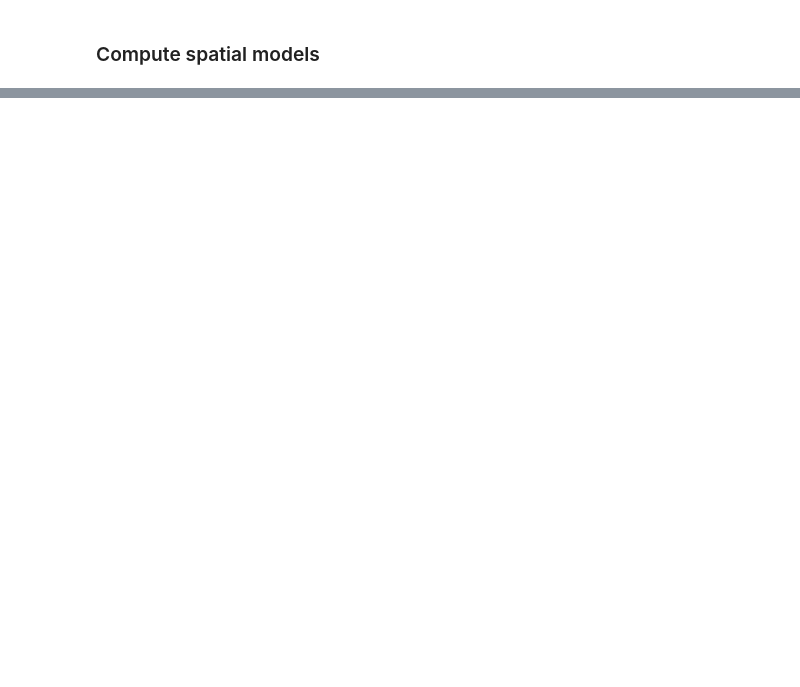
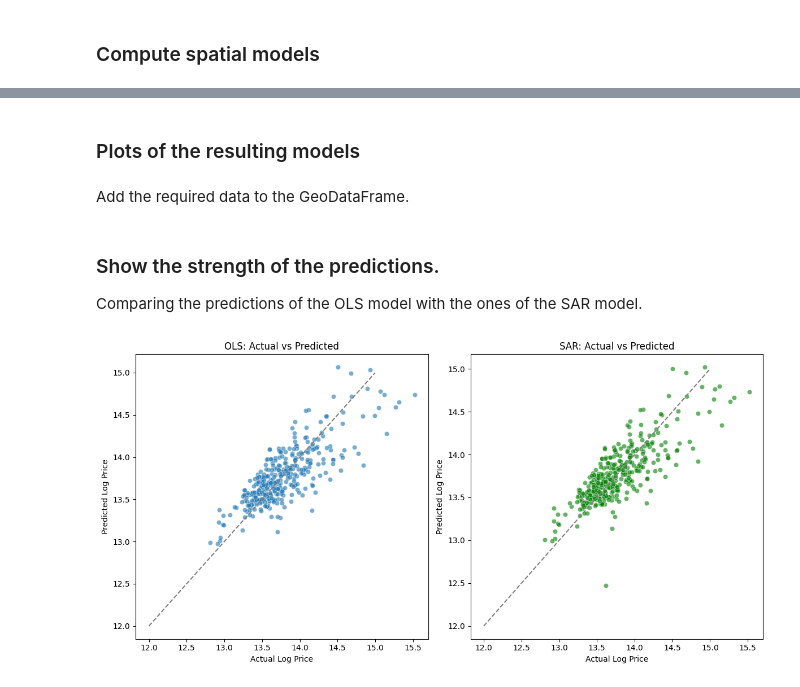
Before and after one commit to andreleo02/geospatial-analysis-project, a Jupyter notebook: analysis.ipynb, the cells around one changed output, grey strips where cells are left out. Saved outputs shown, nothing was run; the diff lists cells and outputs as text; code cells hidden in the pictures; blank space fills up the shorter version.

```diff
--- a/analysis.ipynb
+++ b/analysis.ipynb
@@ -356,3 +411,47 @@ Covariance Type:            nonrobust
 |  | Model | Moran's I | P-value |
 | 0 | SAR | 0.547821 | 0.001 |
 | 1 | SEM | 0.718781 | 0.001 |
+# %% [markdown]
+### Plots of the resulting models
+# %% [markdown]
+Add the required data to the GeoDataFrame.
+# %%
+merged_gdf['predicted_ols'] = ols_model_income.fittedvalues
+merged_gdf['predicted_sar'] = lag_model_income.predy.flatten()
+merged_gdf['residuals_sar'] = lag_model_income.u.flatten()
+# %% [markdown]
+### Show the strength of the predictions.
+Comparing the predictions of the OLS model with the ones of the SAR model.
+# %%
+fig, axes = plt.subplots(1, 2, figsize=(12, 6))
+
+# OLS: Actual vs Predicted
+sns.scatterplot(
+    x=merged_gdf['log_price_2023_03'],
+    y=merged_gdf['predicted_ols'],
+    ax=axes[0],
+    alpha=0.6
+)
+axes[0].plot([12, 15], [12, 15], '--', color='gray')
+axes[0].set_title("OLS: Actual vs Predicted")
+axes[0].set_xlabel("Actual Log Price")
+axes[0].set_ylabel("Predicted Log Price")
+
+# SAR: Actual vs Predicted
+sns.scatterplot(
+    x=merged_gdf['log_price_2023_03'],
+    y=merged_gdf['predicted_sar'],
+    ax=axes[1],
+    alpha=0.6,
+    color='green'
+)
+axes[1].plot([12, 15], [12, 15], '--', color='gray')
+axes[1].set_title("SAR: Actual vs Predicted")
+axes[1].set_xlabel("Actual Log Price")
+axes[1].set_ylabel("Predicted Log Price")
+
+plt.tight_layout()
+plt.savefig('plots/actual_predicted.png')
+plt.show()
+# %% [output]
+[figure, added]
```
Also changed, not shown: parts of 20 cells of this notebook, 11 other files.
